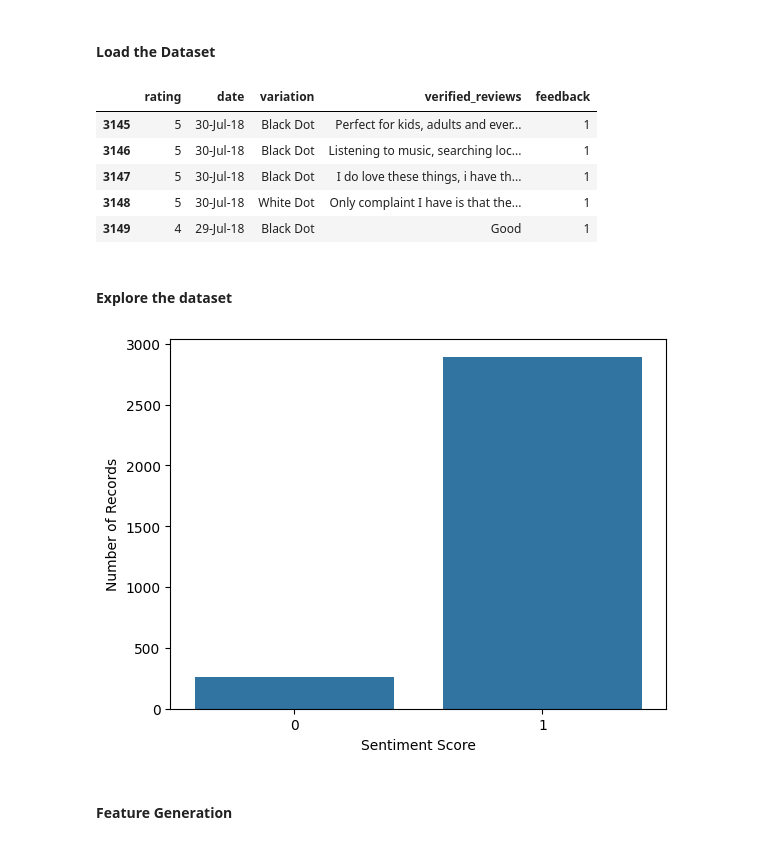
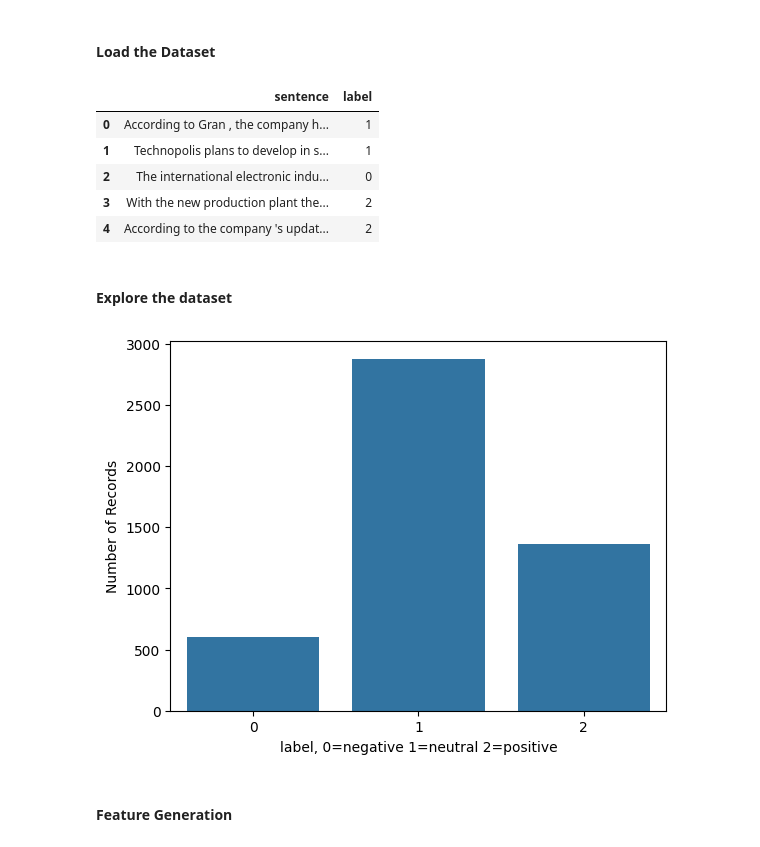
Before and after one commit to osscar0131/2024_NLP, a Jupyter notebook: [NLP]_Lab_1.ipynb, the cells around one changed output. Drawn from its saved outputs; the diff is of its cells as text; code cells hidden in the pictures.

Commit message:
1. Traditional NLP Changes in Assignment area 1. used "Financial Phrasebank" dataset from hugging face 2. used SVM for multi-class classification method

```diff
--- a/[NLP]_Lab_1.ipynb
+++ b/[NLP]_Lab_1.ipynb
@@ -578,39 +598,40 @@ Will grade it only on and off. But briefly tell us what did you try.
 #### Load the Dataset
 # %%
 # Import libraries
+from datasets import load_dataset
 import pandas as pd
 
 # read the dataset
-copus_url = 'https://raw.githubusercontent.com/sharmaroshan/Amazon-Alexa-Reviews/master/amazon_alexa.tsv'
-df=pd.read_csv(copus_url, sep='\t')
+dataset = load_dataset('financial_phrasebank', 'sentences_50agree', split='train')
+df = pd.DataFrame(dataset)
 
 # Show top 5-records
-df.tail()
+df.head()
 # %% [output]
-|  | rating | date | variation | verified_reviews | feedback |
-| 3145 | 5 | 30-Jul-18 | Black Dot | Perfect for kids, adults and ever... | 1 |
-| 3146 | 5 | 30-Jul-18 | Black Dot | Listening to music, searching loc... | 1 |
-| 3147 | 5 | 30-Jul-18 | Black Dot | I do love these things, i have th... | 1 |
-| 3148 | 5 | 30-Jul-18 | White Dot | Only complaint I have is that the... | 1 |
-| 3149 | 4 | 29-Jul-18 | Black Dot | Good | 1 |
+|  | sentence | label |
+| 0 | According to Gran , the company h... | 1 |
+| 1 | Technopolis plans to develop in s... | 1 |
+| 2 | The international electronic indu... | 0 |
+| 3 | With the new production plant the... | 2 |
+| 4 | According to the company 's updat... | 2 |
 # %% [markdown]
 #### Explore the dataset
 # %%
 # Import seaborn
 import seaborn as sns
 import matplotlib.pyplot as plt
 
 # Count plot
-sns.countplot(x='feedback', data=df)
+sns.countplot(x='label', data=df)
 
 # Set X-axis and Y-axis labels
-plt.xlabel('Sentiment Score')
+plt.xlabel('label, 0=negative 1=neutral 2=positive')
 plt.ylabel('Number of Records')
 
 # Show the plot using show() function
 plt.show()
 # %% [output]
-[figure, old version]
+[figure, new version]
 # %% [markdown]
 #### Feature Generation
 # %%
```
Also changed, not shown: parts of 5 cells of this notebook.
